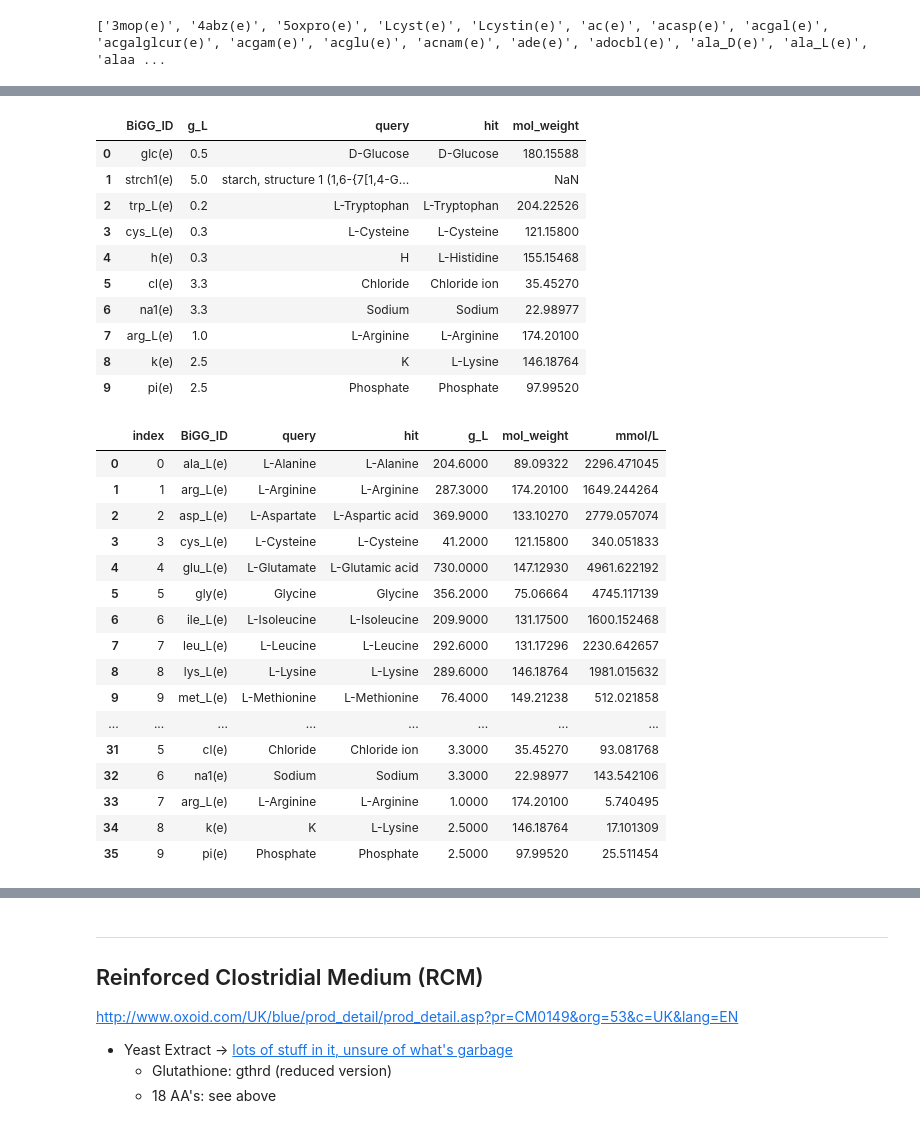
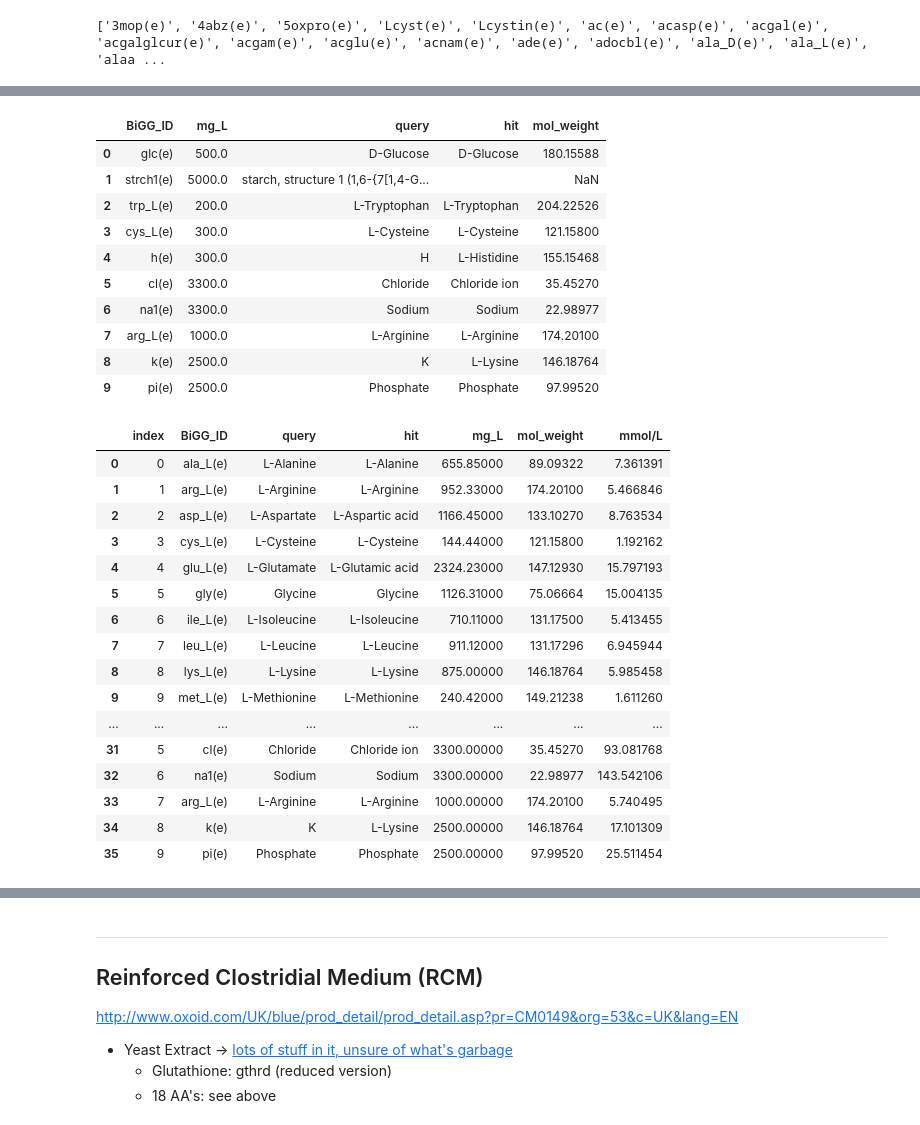
Before and after one commit to PrabJ/Flux_Balance_F_Prausnitzii, a Jupyter notebook: Metabolic_flux.ipynb, the cells around one changed output, grey strips where cells are left out. Cells and saved outputs as stored; diff of their text form; code cells hidden in the pictures.

Commit message:
added some vitamins, structured calculation of mmol/L, structured selection of compounds for medium

```diff
--- a/Metabolic_flux.ipynb
+++ b/Metabolic_flux.ipynb
@@ -176,3 +232,3 @@ Traces_AA_ppm=pd.merge(Traces_AA_ppm, Weights_Mgam, on='BiGG_ID')
 # %%
-col_list= list(Traces_AA_ppm)
+col_list= list(Traces_AA_µg_L)
 col_list.remove('mol_weight')
@@ -213,0 +235,6 @@ Traces_AA_ppm
+# %%
+µg_to_mg=1/1000
+if "sum_µg_L" not in Traces_AA_µg_L.columns:
+    Traces_AA_µg_L["sum_µg_L"]=Traces_AA_µg_L[col_list].sum(numeric_only=True, axis=1)
+Traces_AA_µg_L["mg_L"]=np.array(Traces_AA_µg_L["sum_µg_L"])*µg_to_mg
+Traces_AA_µg_L
@@ -214,23 +259,24 @@ Traces_AA_ppm
 # %%
 #Defined ingredients
+g_to_mg=1000
 defined=np.array(['glc(e)','strch1(e)', 'trp_L(e)', 'cys_L(e)', 'h(e)', 'cl(e)', 'na1(e)', 'arg_L(e)', 'k(e)', 'pi(e)'])
-conc_defined_g_l=np.array([0.5, 5, 0.2, 0.3, 0.3, 0.3+3, 0.3+3, 1, 2.5, 2.5])
-defined_g_L=pd.merge(pd.DataFrame({'BiGG_ID':defined, 'g_L':conc_defined_g_l}), Weights_Mgam, on='BiGG_ID')
+conc_defined_g_l=np.array([0.5, 5, 0.2, 0.3, 0.3, 0.3+3, 0.3+3, 1, 2.5, 2.5])*g_to_mg
+defined_g_L=pd.merge(pd.DataFrame({'BiGG_ID':defined, 'mg_L':conc_defined_g_l}), Weights_Mgam, on='BiGG_ID')
 defined_g_L
 # %% [output]
-|  | BiGG_ID | g_L | query | hit | mol_weight |
-| 0 | glc(e) | 0.5 | D-Glucose | D-Glucose | 180.15588 |
-| 1 | strch1(e) | 5.0 | starch, structure 1 (1,6-{7[1,4-G... |  | NaN |
-| 2 | trp_L(e) | 0.2 | L-Tryptophan | L-Tryptophan | 204.22526 |
-| 3 | cys_L(e) | 0.3 | L-Cysteine | L-Cysteine | 121.15800 |
-| 4 | h(e) | 0.3 | H | L-Histidine | 155.15468 |
-| 5 | cl(e) | 3.3 | Chloride | Chloride ion | 35.45270 |
-| 6 | na1(e) | 3.3 | Sodium | Sodium | 22.98977 |
-| 7 | arg_L(e) | 1.0 | L-Arginine | L-Arginine | 174.20100 |
-| 8 | k(e) | 2.5 | K | L-Lysine | 146.18764 |
-| 9 | pi(e) | 2.5 | Phosphate | Phosphate | 97.99520 |
+|  | BiGG_ID | mg_L | query | hit | mol_weight |
+| 0 | glc(e) | 500.0 | D-Glucose | D-Glucose | 180.15588 |
+| 1 | strch1(e) | 5000.0 | starch, structure 1 (1,6-{7[1,4-G... |  | NaN |
+| 2 | trp_L(e) | 200.0 | L-Tryptophan | L-Tryptophan | 204.22526 |
+| 3 | cys_L(e) | 300.0 | L-Cysteine | L-Cysteine | 121.15800 |
+| 4 | h(e) | 300.0 | H | L-Histidine | 155.15468 |
+| 5 | cl(e) | 3300.0 | Chloride | Chloride ion | 35.45270 |
+| 6 | na1(e) | 3300.0 | Sodium | Sodium | 22.98977 |
+| 7 | arg_L(e) | 1000.0 | L-Arginine | L-Arginine | 174.20100 |
+| 8 | k(e) | 2500.0 | K | L-Lysine | 146.18764 |
+| 9 | pi(e) | 2500.0 | Phosphate | Phosphate | 97.99520 |
 # %%
-Traces_AA_def=Traces_AA_ppm[["BiGG_ID", "query", "hit", "g_L", "mol_weight"]].append(defined_g_L).reset_index()
+Traces_AA_def=Traces_AA_µg_L[["BiGG_ID", "query", "hit", "mg_L", "mol_weight"]].append(defined_g_L).reset_index()
 
 missing_weights_BiGG_ID=np.array(Traces_AA_def[Traces_AA_def['mol_weight'].isnull()]["BiGG_ID"])
 missing_weights=Mol_Weight(["Copper", "Fe", "Magnesium", "Maltoundecadose"]) #Maltoundecadose equals
@@ -240,24 +286,24 @@ missing_weights_weights.loc[4:4]["mol_weight"]=1801.6 #g/mol https://pubchem.ncb
 # %%
 index=Traces_AA_def[Traces_AA_def["mol_weight"].isnull()].index
 for i in range(0,len(index)):
     Traces_AA_def.loc[index[i],"mol_weight"]= missing_weights_weights["mol_weight"][i]
-Traces_AA_def["mmol/L"]=Traces_AA_def["g_L"]/Traces_AA_def["mol_weight"]*1000
+Traces_AA_def["mmol/L"]=Traces_AA_def["mg_L"]/Traces_AA_def["mol_weight"]
 Traces_AA_def
 # %% [output]
-|  | index | BiGG_ID | query | hit | g_L | mol_weight | mmol/L |
-| 0 | 0 | ala_L(e) | L-Alanine | L-Alanine | 204.6000 | 89.09322 | 2296.471045 |
-| 1 | 1 | arg_L(e) | L-Arginine | L-Arginine | 287.3000 | 174.20100 | 1649.244264 |
-| 2 | 2 | asp_L(e) | L-Aspartate | L-Aspartic acid | 369.9000 | 133.10270 | 2779.057074 |
-| 3 | 3 | cys_L(e) | L-Cysteine | L-Cysteine | 41.2000 | 121.15800 | 340.051833 |
-| 4 | 4 | glu_L(e) | L-Glutamate | L-Glutamic acid | 730.0000 | 147.12930 | 4961.622192 |
-| 5 | 5 | gly(e) | Glycine | Glycine | 356.2000 | 75.06664 | 4745.117139 |
-| 6 | 6 | ile_L(e) | L-Isoleucine | L-Isoleucine | 209.9000 | 131.17500 | 1600.152468 |
-| 7 | 7 | leu_L(e) | L-Leucine | L-Leucine | 292.6000 | 131.17296 | 2230.642657 |
-| 8 | 8 | lys_L(e) | L-Lysine | L-Lysine | 289.6000 | 146.18764 | 1981.015632 |
-| 9 | 9 | met_L(e) | L-Methionine | L-Methionine | 76.4000 | 149.21238 | 512.021858 |
+|  | index | BiGG_ID | query | hit | mg_L | mol_weight | mmol/L |
+| 0 | 0 | ala_L(e) | L-Alanine | L-Alanine | 655.85000 | 89.09322 | 7.361391 |
+| 1 | 1 | arg_L(e) | L-Arginine | L-Arginine | 952.33000 | 174.20100 | 5.466846 |
+| 2 | 2 | asp_L(e) | L-Aspartate | L-Aspartic acid | 1166.45000 | 133.10270 | 8.763534 |
+| 3 | 3 | cys_L(e) | L-Cysteine | L-Cysteine | 144.44000 | 121.15800 | 1.192162 |
+| 4 | 4 | glu_L(e) | L-Glutamate | L-Glutamic acid | 2324.23000 | 147.12930 | 15.797193 |
+| 5 | 5 | gly(e) | Glycine | Glycine | 1126.31000 | 75.06664 | 15.004135 |
+| 6 | 6 | ile_L(e) | L-Isoleucine | L-Isoleucine | 710.11000 | 131.17500 | 5.413455 |
+| 7 | 7 | leu_L(e) | L-Leucine | L-Leucine | 911.12000 | 131.17296 | 6.945944 |
+| 8 | 8 | lys_L(e) | L-Lysine | L-Lysine | 875.00000 | 146.18764 | 5.985458 |
+| 9 | 9 | met_L(e) | L-Methionine | L-Methionine | 240.42000 | 149.21238 | 1.611260 |
 | ... | ... | ... | ... | ... | ... | ... | ... |
-| 31 | 5 | cl(e) | Chloride | Chloride ion | 3.3000 | 35.45270 | 93.081768 |
-| 32 | 6 | na1(e) | Sodium | Sodium | 3.3000 | 22.98977 | 143.542106 |
-| 33 | 7 | arg_L(e) | L-Arginine | L-Arginine | 1.0000 | 174.20100 | 5.740495 |
-| 34 | 8 | k(e) | K | L-Lysine | 2.5000 | 146.18764 | 17.101309 |
-| 35 | 9 | pi(e) | Phosphate | Phosphate | 2.5000 | 97.99520 | 25.511454 |
+| 31 | 5 | cl(e) | Chloride | Chloride ion | 3300.00000 | 35.45270 | 93.081768 |
+| 32 | 6 | na1(e) | Sodium | Sodium | 3300.00000 | 22.98977 | 143.542106 |
+| 33 | 7 | arg_L(e) | L-Arginine | L-Arginine | 1000.00000 | 174.20100 | 5.740495 |
+| 34 | 8 | k(e) | K | L-Lysine | 2500.00000 | 146.18764 | 17.101309 |
+| 35 | 9 | pi(e) | Phosphate | Phosphate | 2500.00000 | 97.99520 | 25.511454 |
```
Also changed, not shown: parts of 21 cells of this notebook, 1 other file.
